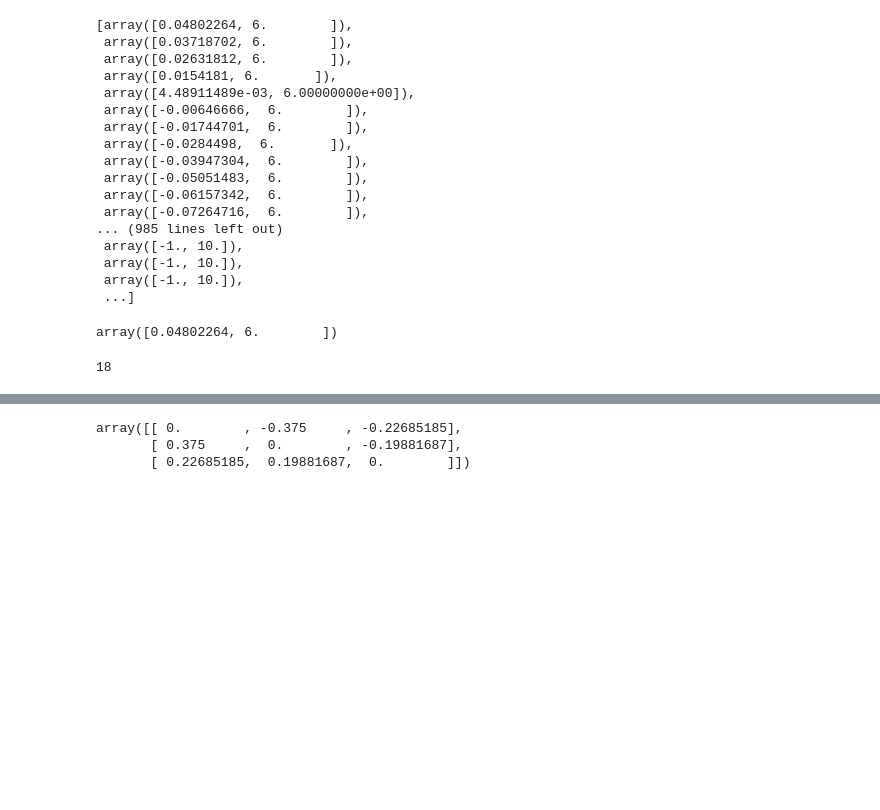
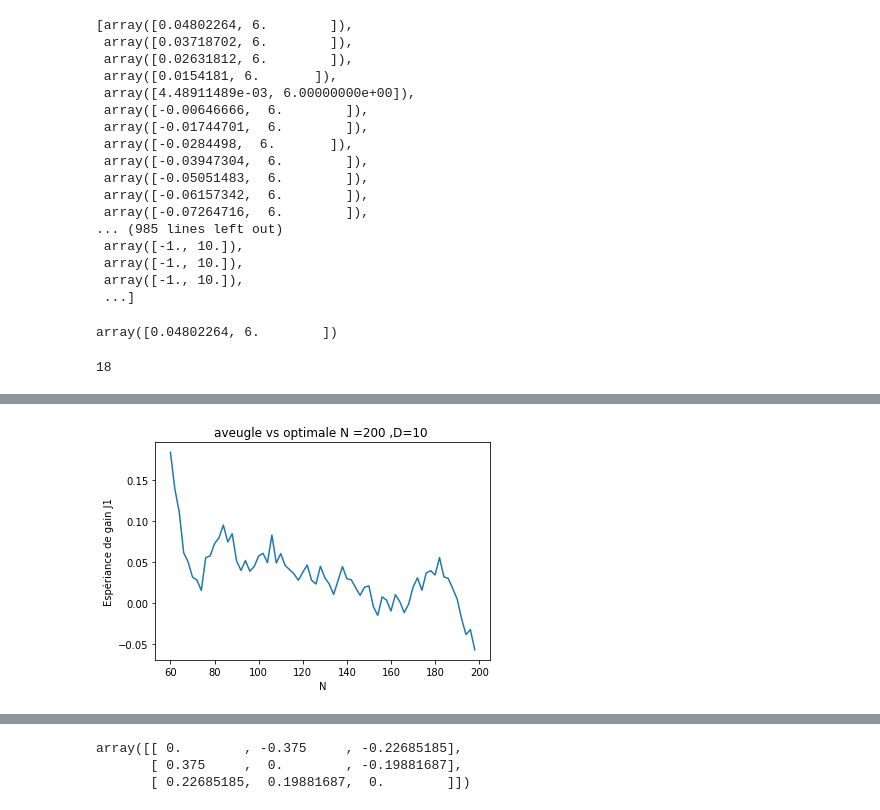
Before and after one commit to huang46u/Projet_mogpl, a Jupyter notebook: mogpl.ipynb, the cells around one changed output, grey strips where cells are left out. Drawn from its saved outputs; the diff is of its cells as text; code cells hidden in the pictures; blank space fills up the shorter version.

```diff
--- a/mogpl.ipynb
+++ b/mogpl.ipynb
@@ -151,0 +172,4 @@ def trace(s1,s2,nb,p_nb,D=10,N=200):
+# %%
+trace(0,1,10,200)
+# %% [output]
+[figure, added]
```
Also changed, not shown: parts of 12 cells of this notebook, 15 other files.
